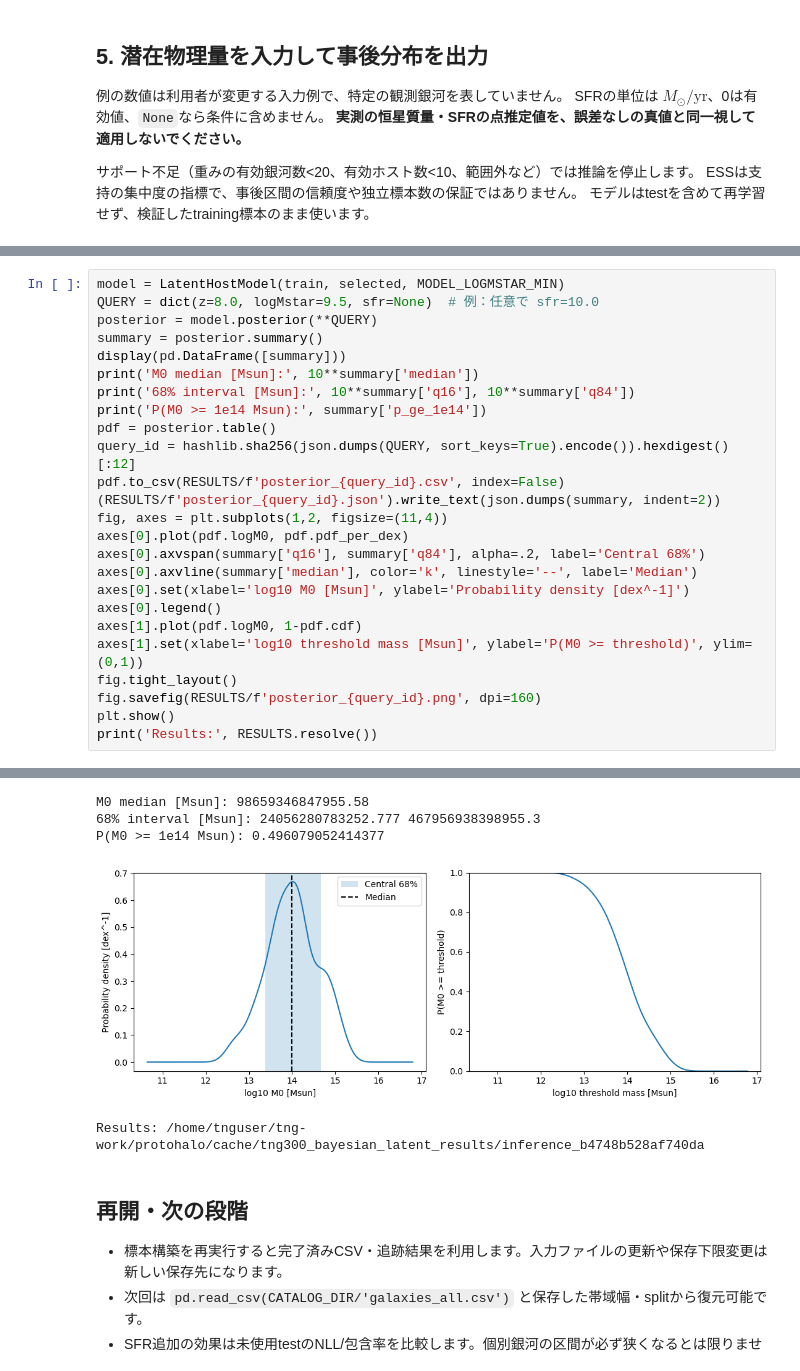
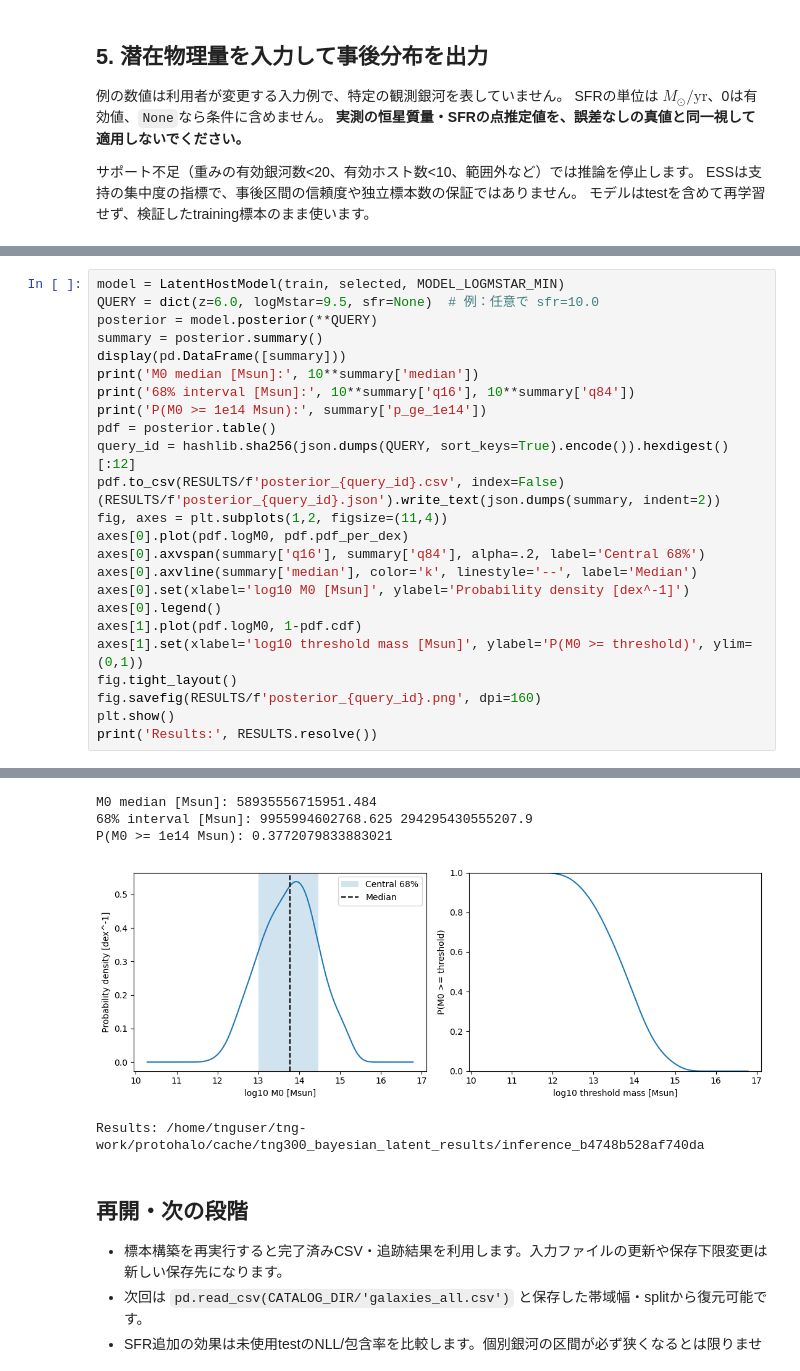
Before and after one commit to nakashima-K873/tng-work, a Jupyter notebook: protohalo/notebooks/09_tng300_latent_host_posterior.ipynb, the cells around one changed output, grey strips where cells are left out. Cells and saved outputs as stored; diff of their text form.

```diff
--- a/protohalo/notebooks/09_tng300_latent_host_posterior.ipynb
+++ b/protohalo/notebooks/09_tng300_latent_host_posterior.ipynb
@@ -875,6 +879,6 @@ plt.show()
 # %%
 model = LatentHostModel(train, selected, MODEL_LOGMSTAR_MIN)
-QUERY = dict(z=8.0, logMstar=9.5, sfr=None)  # 例：任意で sfr=10.0
+QUERY = dict(z=6.0, logMstar=9.5, sfr=None)  # 例：任意で sfr=10.0
 posterior = model.posterior(**QUERY)
 summary = posterior.summary()
 display(pd.DataFrame([summary]))
@@ -903,7 +907,7 @@ print('Results:', RESULTS.resolve())
-M0 median [Msun]: 98659346847955.58
-68% interval [Msun]: 24056280783252.777 467956938398955.3
-P(M0 >= 1e14 Msun): 0.496079052414377
+M0 median [Msun]: 58935556715951.484
+68% interval [Msun]: 9955994602768.625 294295430555207.9
+P(M0 >= 1e14 Msun): 0.3772079833883021
-[figure, old version]
+[figure, new version]
 Results: /home/tnguser/tng-work/protohalo/cache/tng300_bayesian_latent_results/inference_b4748b528af740da
 # %% [markdown]
 ## 再開・次の段階
```
Also changed, not shown: parts of 5 cells of this notebook, 1 other file.
